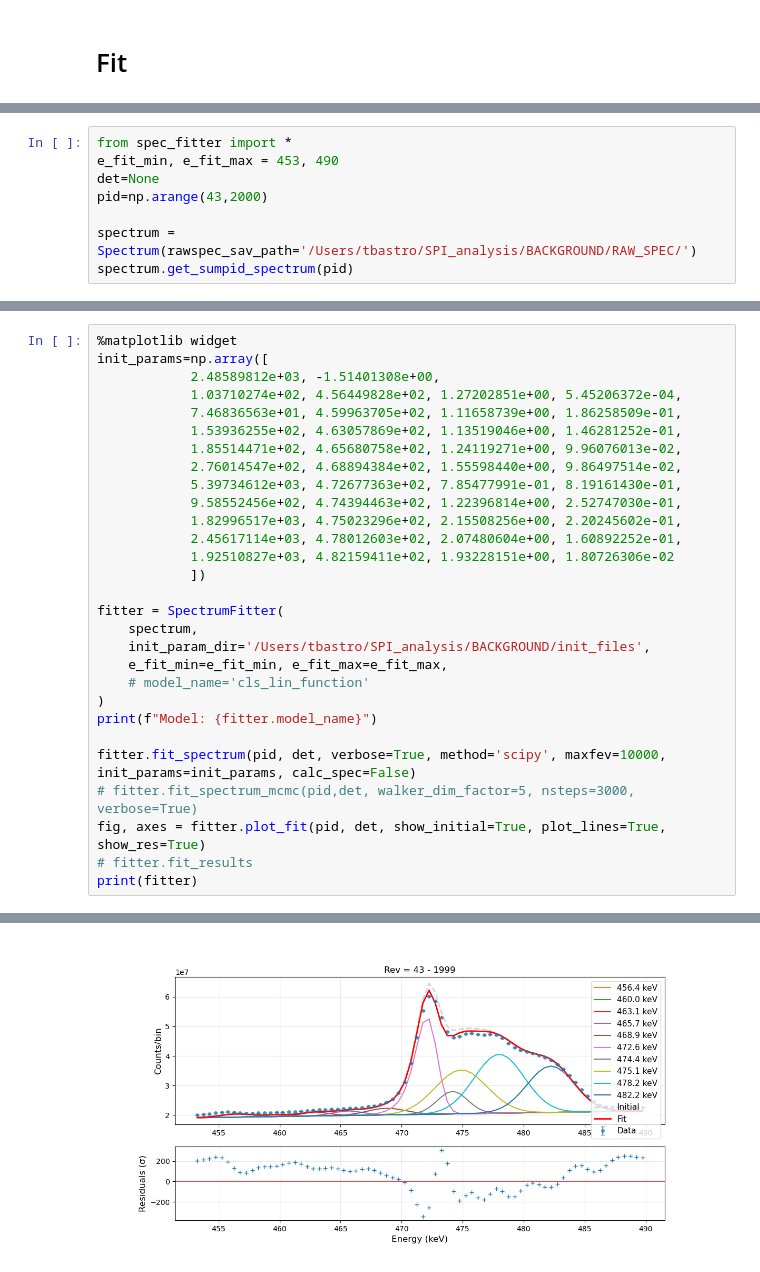
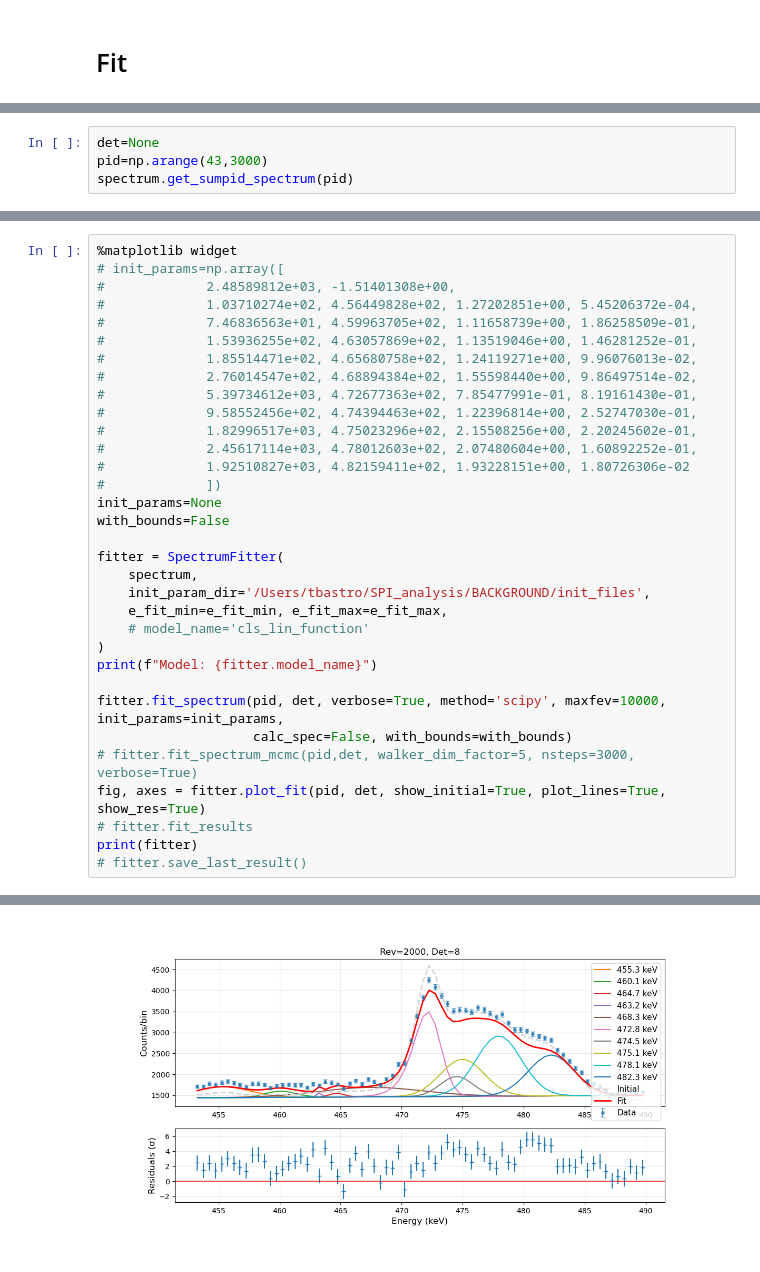
Before and after one commit to tristanbouchet/spibackground, a Jupyter notebook: fit_bkg.ipynb, the cells around one changed output, grey strips where cells are left out. Cells and saved outputs as stored; diff of their text form.

```diff
--- a/fit_bkg.ipynb
+++ b/fit_bkg.ipynb
@@ -86,9 +22,5 @@ finished summed spectrum 54/57 revs
 # %%
-from spec_fitter import *
-e_fit_min, e_fit_max = 453, 490
 det=None
-pid=np.arange(43,2000)
-
-spectrum = Spectrum(rawspec_sav_path='/Users/tbastro/SPI_analysis/BACKGROUND/RAW_SPEC/')
+pid=np.arange(43,3000)
 spectrum.get_sumpid_spectrum(pid)
 # %% [output]
@@ -111,18 +28,20 @@ init_params=np.array([
 # %%
 %matplotlib widget
-init_params=np.array([
-            2.48589812e+03, -1.51401308e+00,
-            1.03710274e+02, 4.56449828e+02, 1.27202851e+00, 5.45206372e-04,
-            7.46836563e+01, 4.59963705e+02, 1.11658739e+00, 1.86258509e-01,
-            1.53936255e+02, 4.63057869e+02, 1.13519046e+00, 1.46281252e-01,
-            1.85514471e+02, 4.65680758e+02, 1.24119271e+00, 9.96076013e-02,
-            2.76014547e+02, 4.68894384e+02, 1.55598440e+00, 9.86497514e-02,
-            5.39734612e+03, 4.72677363e+02, 7.85477991e-01, 8.19161430e-01,
-            9.58552456e+02, 4.74394463e+02, 1.22396814e+00, 2.52747030e-01,
-            1.82996517e+03, 4.75023296e+02, 2.15508256e+00, 2.20245602e-01,
-            2.45617114e+03, 4.78012603e+02, 2.07480604e+00, 1.60892252e-01,
-            1.92510827e+03, 4.82159411e+02, 1.93228151e+00, 1.80726306e-02
-            ])
+# init_params=np.array([
+#             2.48589812e+03, -1.51401308e+00,
+#             1.03710274e+02, 4.56449828e+02, 1.27202851e+00, 5.45206372e-04,
+#             7.46836563e+01, 4.59963705e+02, 1.11658739e+00, 1.86258509e-01,
+#             1.53936255e+02, 4.63057869e+02, 1.13519046e+00, 1.46281252e-01,
+#             1.85514471e+02, 4.65680758e+02, 1.24119271e+00, 9.96076013e-02,
+#             2.76014547e+02, 4.68894384e+02, 1.55598440e+00, 9.86497514e-02,
+#             5.39734612e+03, 4.72677363e+02, 7.85477991e-01, 8.19161430e-01,
+#             9.58552456e+02, 4.74394463e+02, 1.22396814e+00, 2.52747030e-01,
+#             1.82996517e+03, 4.75023296e+02, 2.15508256e+00, 2.20245602e-01,
+#             2.45617114e+03, 4.78012603e+02, 2.07480604e+00, 1.60892252e-01,
+#             1.92510827e+03, 4.82159411e+02, 1.93228151e+00, 1.80726306e-02
+#             ])
+init_params=None
+with_bounds=False
 
 fitter = SpectrumFitter(
     spectrum,
@@ -132,10 +51,12 @@ fitter = SpectrumFitter(
 )
 print(f"Model: {fitter.model_name}")
 
-fitter.fit_spectrum(pid, det, verbose=True, method='scipy', maxfev=10000, init_params=init_params, calc_spec=False)
+fitter.fit_spectrum(pid, det, verbose=True, method='scipy', maxfev=10000, init_params=init_params,
+                    calc_spec=False, with_bounds=with_bounds)
 # fitter.fit_spectrum_mcmc(pid,det, walker_dim_factor=5, nsteps=3000, verbose=True)
 fig, axes = fitter.plot_fit(pid, det, show_initial=True, plot_lines=True, show_res=True)
 # fitter.fit_results
 print(fitter)
+# fitter.save_last_result()
 # %% [output]
 Model: cls_plaw_function
@@ -158 +79 @@ Last fit: [True]
-[figure, old version]
+[figure, new version]
```
Also changed, not shown: parts of 20 cells of this notebook, 5 other files.
